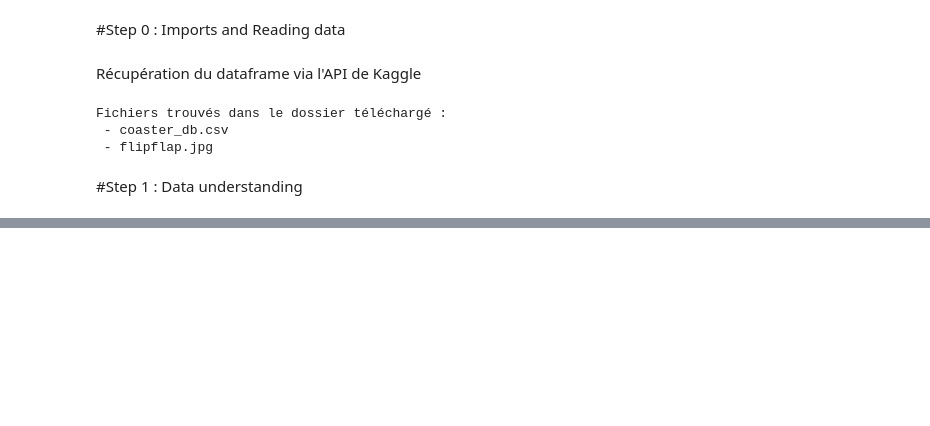
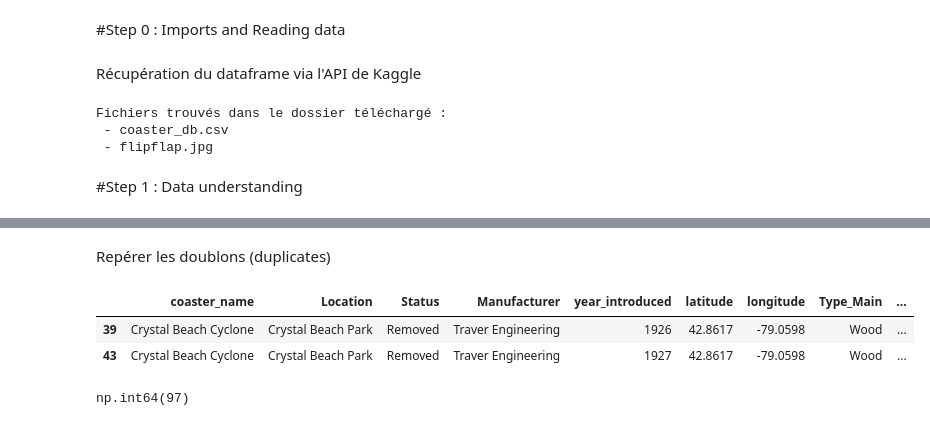
Before and after one commit to MarieExbrayat/test, a Jupyter notebook: Python/Kaggle1.ipynb, the cells around one changed output, grey strips where cells are left out. Cells and saved outputs as stored; diff of their text form; code cells hidden in the pictures; blank space fills up the shorter version.

```diff
--- a/Python/Kaggle1.ipynb
+++ b/Python/Kaggle1.ipynb
@@ -41,0 +88,23 @@ NameError: name 'df' is not defined
+# %%
+df[['coaster_name', 'Length', 'Speed', 'Location', 'Status', 'Opening date',
+       'Type', 'Manufacturer', 'Height restriction', 'Model', 'Height',
+       'Inversions', 'Lift/launch system', 'Cost', 'Trains', 'Park section',
+       'Duration' ]].head(5)
+
+# Soit on garde les colonnes qui nous intéressent...
+df = df[['coaster_name',
+         'Location', 'Status',
+       'Manufacturer',
+       'year_introduced',
+       'latitude', 'longitude',
+       'Type_Main',
+       'opening_date_clean',
+       'speed_mph',
+       'height_ft',
+       'Inversions_clean',
+       'Gforce_clean']].copy()
+# la commande copy pour que vscode comprenne que c'est un nouveau dataframe
+
+# Soit on drop celles qui ne nous intéressent pas
+# df = df.drop(columns=['coaster_name']) je spécifie que c'est une colonne avec columns
+# df = df.drop(['Opening date'], axis=1) je spécifie que c'est une colonne avec axis
@@ -41,0 +113,3 @@ NameError: name 'df' is not defined
+# %%
+df['opening_date_clean'] = pd.to_datetime(df['opening_date_clean'])
+df['year_introduced'] = pd.to_numeric(df['year_introduced'])
@@ -41,0 +118,10 @@ NameError: name 'df' is not defined
+# %%
+df = df.rename(columns={
+    'opening_date_clean': 'opening_date',
+    'speed_mph': 'speed_mph',
+    'height_ft': 'height_ft',
+    'Inversions_clean': 'inversions',
+    'Gforce_clean': 'g_force'
+})
+
+df.columns
@@ -41,0 +157,20 @@ NameError: name 'df' is not defined
+# %% [markdown]
+Repérer les doublons (duplicates)
+# %%
+# Nombre de lignes dupliquées
+df.duplicated().sum()
+# Nombre de lignes dupliquées dans une colonne spécifique
+df.duplicated(subset=['coaster_name'])
+# Retourne les 5 premières lignes du DataFrame qui sont dupliquées selon la colonne 'coaster_name'
+df.loc[df.duplicated(subset=['coaster_name'])].head(5)
+# Retourne tous les duplicatas de 'coaster_name'= quelque chose
+df.query("coaster_name == 'Crystal Beach Cyclone'")
+# %% [output]
+|  | coaster_name | Location | Status | Manufacturer | year_introduced | latitude | longitude | Type_Main | ... |
+| 39 | Crystal Beach Cyclone | Crystal Beach Park | Removed | Traver Engineering | 1926 | 42.8617 | -79.0598 | Wood | ... |
+| 43 | Crystal Beach Cyclone | Crystal Beach Park | Removed | Traver Engineering | 1927 | 42.8617 | -79.0598 | Wood | ... |
+# %%
+# Retourne les lignes du DataFrame qui ne sont pas dupliquées selon la colonne 'coaster_name'
+df.duplicated(subset=['coaster_name', 'Location', 'opening_date']).sum()
+# %% [output]
+np.int64(97)
```
Also changed, not shown: parts of 13 cells of this notebook, 2 other files.
